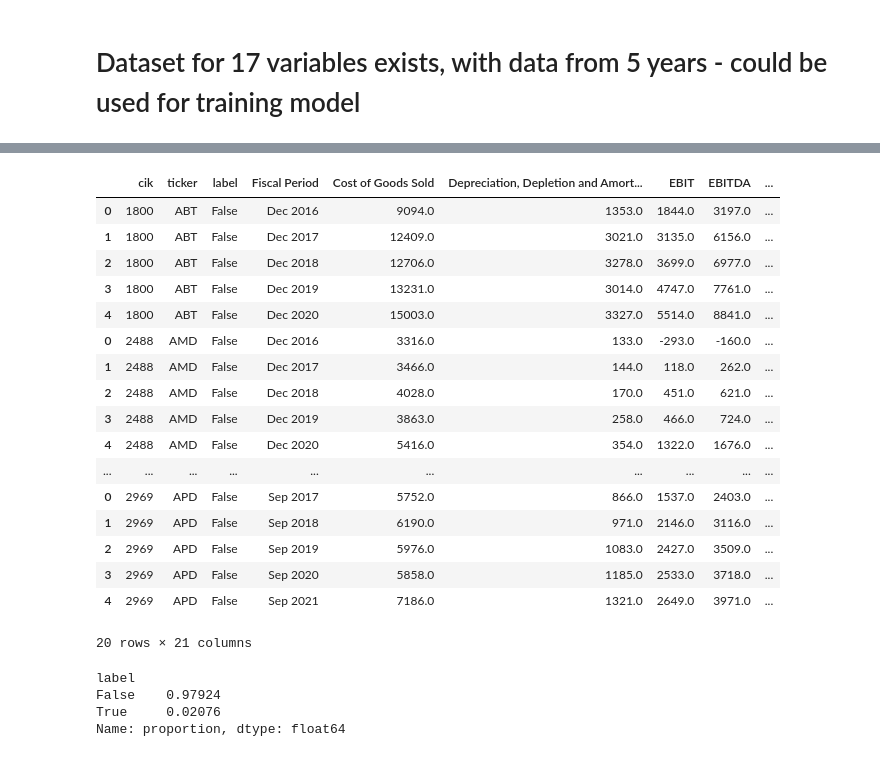
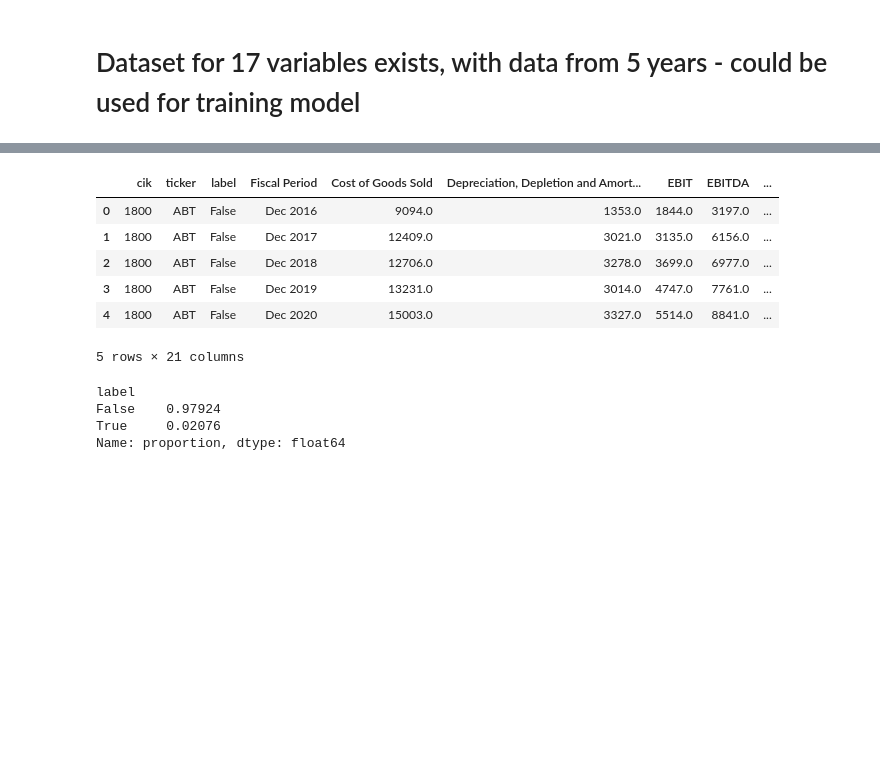
Before and after one commit to grepoz/bankruptcy-prophet, a Jupyter notebook: dataset/financial-data-processing-pipeline.ipynb, the cells around one changed output, grey strips where cells are left out. Drawn from its saved outputs; the diff is of its cells as text; code cells hidden in the pictures; blank space fills up the shorter version.

Commit message:
(old development) develop financial dataset creation pipeline

```diff
--- a/dataset/financial-data-processing-pipeline.ipynb
+++ b/dataset/financial-data-processing-pipeline.ipynb
@@ -366,7 +367,7 @@ for filename in os.listdir(final_financial_data_processed_17_variables_directory
 # %%
 ecl_dataset = pd.read_csv('ECL_with_ticker_2024-04-19_14-35-21.csv')
 # %%
-ecl_dataset_grouped = ecl_dataset.groupby('cik').agg({'bankruptcy_date_1': 'first', 'ticker': 'first', 'label': 'last', 'cik-equal-gurufocus-cik': 'last', 'filing_date': 'last'}).reset_index()
+ecl_dataset_grouped = ecl_dataset.groupby('cik').agg({'bankruptcy_date_1': 'first', 'bankruptcy_date_2': 'first', 'bankruptcy_date_3': 'first','ticker': 'first', 'label': 'last', 'cik-equal-gurufocus-cik': 'last', 'filing_date': 'last'}).reset_index()
 ecl_dataset_grouped['is_bankruptcy_date_filled'] = ecl_dataset_grouped['bankruptcy_date_1'].notnull()
 ecl_dataset_grouped['is_bankruptcy_date_filled'].value_counts()
 # %% [output]
@@ -382,6 +392,10 @@ len(ecl_dataset_grouped_eligible)
 # %%
 index_to_have_minimal_years_threshold = 5
+
 eligible_companies_with_minimal_years_count = 0
+cnt_bankruptcies = 0
+cnt_no_bankruptcies = 0
+no_date_found = 0
 
 for filename in os.listdir(final_financial_data_processed_17_variables_directory):
     try:
@@ -390,12 +404,21 @@ for filename in os.listdir(final_financial_data_processed_17_variables_directory
         cik = int(filename.split('-')[0])
         label = bool(filename.split('_')[2].split('.')[0])
 
-        last_datetime = ecl_dataset_grouped_eligible.loc[ecl_dataset_grouped_eligible['cik'] == cik]['bankruptcy_date_1'].values[0]
+        bankruptcies = ecl_dataset.loc[ecl_dataset['cik'] == cik][['bankruptcy_date_1', 'bankruptcy_date_2', 'bankruptcy_date_3']]
 
-        if last_datetime is not None: # shorten
-            last_datetime = last_datetime
+        if is_date_valid(bankruptcies['bankruptcy_date_3'].values[0]):
+            last_datetime = bankruptcies['bankruptcy_date_3'].values[0]
+            cnt_bankruptcies += 1
+            print(f'bankruptcy_date_3: {filename}')
+        elif is_date_valid(bankruptcies['bankruptcy_date_2'].values[0]):
+            last_datetime = bankruptcies['bankruptcy_date_2'].values[0]
+            cnt_bankruptcies += 1
+        elif is_date_valid(bankruptcies['bankruptcy_date_1'].values[0]):
+            last_datetime = bankruptcies['bankruptcy_date_1'].values[0]
+            cnt_bankruptcies += 1
         else:
             last_datetime = ecl_dataset_grouped_eligible.loc[ecl_dataset_grouped_eligible['cik'] == cik]['filing_date'].values[0]
+            cnt_no_bankruptcies += 1
 
         last_datetime = last_datetime[:7]
         last_datetime = datetime.datetime.strptime(last_datetime, '%Y-%m')
@@ -404,17 +427,24 @@ for filename in os.listdir(final_financial_data_processed_17_variables_directory
         for index in df.index:
             indexes_as_datetime.append(datetime.datetime.strptime(f'{index}', '%b %Y'))
 
+
+        found = False
         for i, date in reversed(list(enumerate(indexes_as_datetime))):
             if date <= last_datetime:
                 corresponding_last_date = date
 
                 if i >= index_to_have_minimal_years_threshold - 1:
-                    # drop rows after i
                     # df = df.iloc[i-index_to_have_minimal_years_threshold+1:i + 1]
                     eligible_companies_with_minimal_years_count += 1
-                    # df.to_csv(f'{final_financial_data_processed_17_variables_5years_directory}/{filename}', index=True, index_label='Fiscal Period')
+                    # df.to_csv(f'{final_financial_data_processed_17_variables_5years_version2_directory}/{filename}', index=True, index_label='Fiscal Period')
                     ecl_dataset_grouped_eligible.loc[ecl_dataset_grouped_eligible['cik'] == cik, 'has_minimal_years'] = True
+
+                    found = True
                 break
+
+        if found is False:
+            print(f'No date found for {filename}')
+            no_date_found += 1
 
     except Exception as ex:
         print(f'Ex: {ex}, filename: {filename}')
@@ -446,6 +496,10 @@ bankrupt_companies_with_17_variables_5_years = pd.DataFrame()
 for i, filename in enumerate(os.listdir(final_financial_data_processed_17_variables_5years_directory)):
     try:
         df = pd.read_csv(f'{final_financial_data_processed_17_variables_5years_directory}/{filename}', index_col='Fiscal Period')
+
+        # find all values with M, like 1.2M with 1200000 and replace them with number
+        for column in df.columns:
+            df[column] = df[column].replace({'M': '*1e6', 'B': '*1e9'}, regex=True).map(pd.eval).astype(float)
 
         filename_without_extension = filename.replace('.csv', '')
 
@@ -465,26 +519,15 @@ for i, filename in enumerate(os.listdir(final_financial_data_processed_17_variab
         print(f'Ex: {ex}, filename: {filename}')
 
 bankrupt_companies_with_17_variables_5_years.sort_values(by=['cik', 'Fiscal Period'], inplace=True)
-bankrupt_companies_with_17_variables_5_years.to_csv('bankrupt_companies_with_17_variables_5_years.csv', index=False)
+bankrupt_companies_with_17_variables_5_years.to_csv('bankrupt_companies_with_17_variables_5_years_version2.csv', index=False)
 # %%
-bankrupt_companies_with_17_variables_5_years.head(20)
+bankrupt_companies_with_17_variables_5_years.head()
 # %% [output]
 |  | cik | ticker | label | Fiscal Period | Cost of Goods Sold | Depreciation, Depletion and Amort... | EBIT | EBITDA | ... |
 | 0 | 1800 | ABT | False | Dec 2016 | 9094.0 | 1353.0 | 1844.0 | 3197.0 | ... |
 | 1 | 1800 | ABT | False | Dec 2017 | 12409.0 | 3021.0 | 3135.0 | 6156.0 | ... |
 | 2 | 1800 | ABT | False | Dec 2018 | 12706.0 | 3278.0 | 3699.0 | 6977.0 | ... |
 | 3 | 1800 | ABT | False | Dec 2019 | 13231.0 | 3014.0 | 4747.0 | 7761.0 | ... |
 | 4 | 1800 | ABT | False | Dec 2020 | 15003.0 | 3327.0 | 5514.0 | 8841.0 | ... |
-| 0 | 2488 | AMD | False | Dec 2016 | 3316.0 | 133.0 | -293.0 | -160.0 | ... |
-| 1 | 2488 | AMD | False | Dec 2017 | 3466.0 | 144.0 | 118.0 | 262.0 | ... |
-| 2 | 2488 | AMD | False | Dec 2018 | 4028.0 | 170.0 | 451.0 | 621.0 | ... |
-| 3 | 2488 | AMD | False | Dec 2019 | 3863.0 | 258.0 | 466.0 | 724.0 | ... |
-| 4 | 2488 | AMD | False | Dec 2020 | 5416.0 | 354.0 | 1322.0 | 1676.0 | ... |
-| ... | ... | ... | ... | ... | ... | ... | ... | ... | ... |
-| 0 | 2969 | APD | False | Sep 2017 | 5752.0 | 866.0 | 1537.0 | 2403.0 | ... |
-| 1 | 2969 | APD | False | Sep 2018 | 6190.0 | 971.0 | 2146.0 | 3116.0 | ... |
-| 2 | 2969 | APD | False | Sep 2019 | 5976.0 | 1083.0 | 2427.0 | 3509.0 | ... |
-| 3 | 2969 | APD | False | Sep 2020 | 5858.0 | 1185.0 | 2533.0 | 3718.0 | ... |
-| 4 | 2969 | APD | False | Sep 2021 | 7186.0 | 1321.0 | 2649.0 | 3971.0 | ... |
-20 rows × 21 columns
+5 rows × 21 columns
 # %%
```
Also changed, not shown: parts of 39 cells of this notebook.
